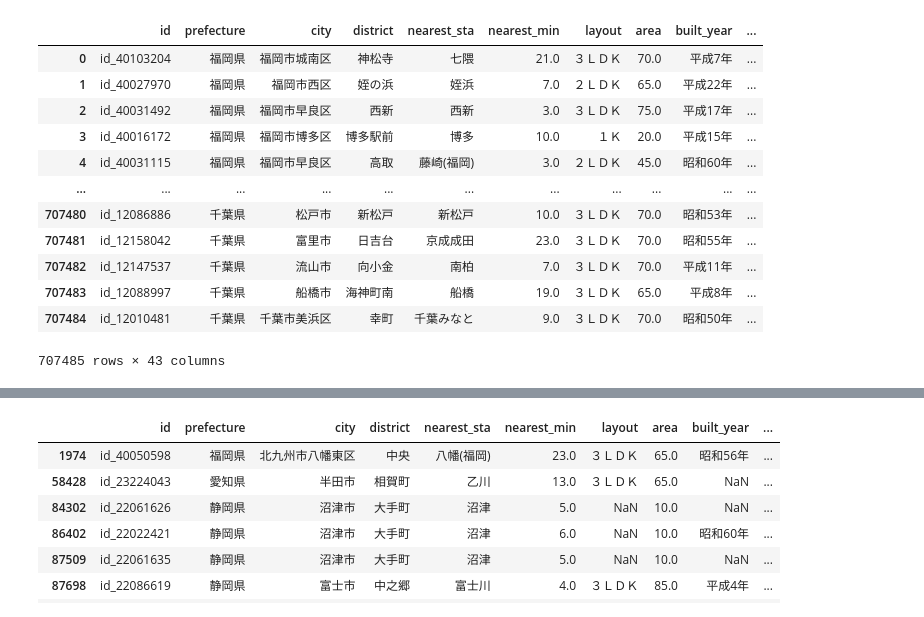
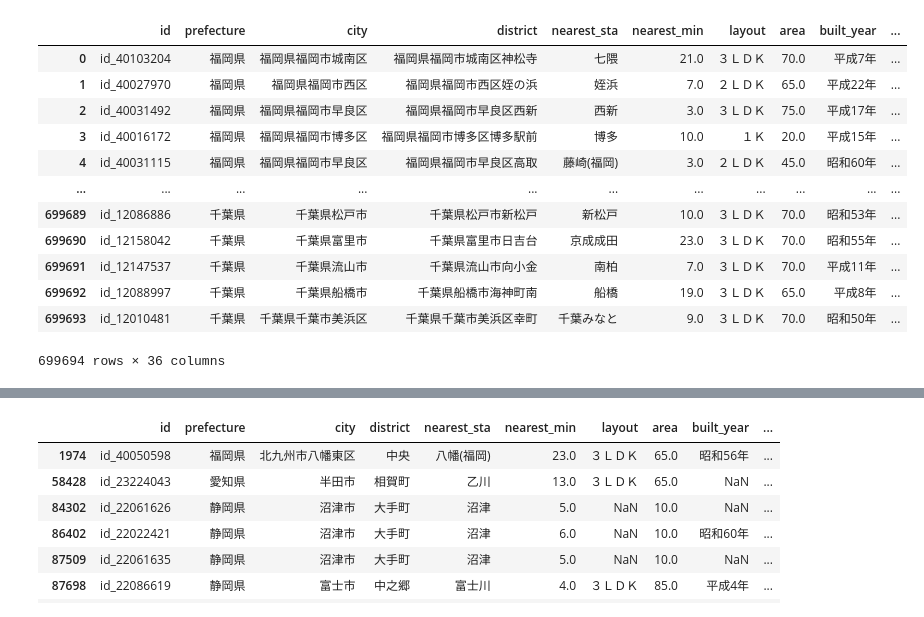
Before and after one commit to habroptilus/ds-monorepo, a Jupyter notebook: projects/house_price/eda.ipynb, the cells around one changed output, grey strips where cells are left out. Saved outputs shown, nothing was run; the diff lists cells and outputs as text; code cells hidden in the pictures.

```diff
--- a/projects/house_price/eda.ipynb
+++ b/projects/house_price/eda.ipynb
@@ -1,20 +1,20 @@
 # %%
 import pandas as pd
 
-train=pd.read_csv("data/train_v3.csv")
-test=pd.read_csv("data/test_v3.csv")
+train=pd.read_csv("data/train_v5.csv")
+test=pd.read_csv("data/test_v5.csv")
 train
 # %% [output]
 |  | id | prefecture | city | district | nearest_sta | nearest_min | layout | area | built_year | ... |
-| 0 | id_40103204 | 福岡県 | 福岡市城南区 | 神松寺 | 七隈 | 21.0 | ３ＬＤＫ | 70.0 | 平成7年 | ... |
-| 1 | id_40027970 | 福岡県 | 福岡市西区 | 姪の浜 | 姪浜 | 7.0 | ２ＬＤＫ | 65.0 | 平成22年 | ... |
-| 2 | id_40031492 | 福岡県 | 福岡市早良区 | 西新 | 西新 | 3.0 | ３ＬＤＫ | 75.0 | 平成17年 | ... |
-| 3 | id_40016172 | 福岡県 | 福岡市博多区 | 博多駅前 | 博多 | 10.0 | １Ｋ | 20.0 | 平成15年 | ... |
-| 4 | id_40031115 | 福岡県 | 福岡市早良区 | 高取 | 藤崎(福岡) | 3.0 | ２ＬＤＫ | 45.0 | 昭和60年 | ... |
+| 0 | id_40103204 | 福岡県 | 福岡県福岡市城南区 | 福岡県福岡市城南区神松寺 | 七隈 | 21.0 | ３ＬＤＫ | 70.0 | 平成7年 | ... |
+| 1 | id_40027970 | 福岡県 | 福岡県福岡市西区 | 福岡県福岡市西区姪の浜 | 姪浜 | 7.0 | ２ＬＤＫ | 65.0 | 平成22年 | ... |
+| 2 | id_40031492 | 福岡県 | 福岡県福岡市早良区 | 福岡県福岡市早良区西新 | 西新 | 3.0 | ３ＬＤＫ | 75.0 | 平成17年 | ... |
+| 3 | id_40016172 | 福岡県 | 福岡県福岡市博多区 | 福岡県福岡市博多区博多駅前 | 博多 | 10.0 | １Ｋ | 20.0 | 平成15年 | ... |
+| 4 | id_40031115 | 福岡県 | 福岡県福岡市早良区 | 福岡県福岡市早良区高取 | 藤崎(福岡) | 3.0 | ２ＬＤＫ | 45.0 | 昭和60年 | ... |
 | ... | ... | ... | ... | ... | ... | ... | ... | ... | ... | ... |
-| 707480 | id_12086886 | 千葉県 | 松戸市 | 新松戸 | 新松戸 | 10.0 | ３ＬＤＫ | 70.0 | 昭和53年 | ... |
-| 707481 | id_12158042 | 千葉県 | 富里市 | 日吉台 | 京成成田 | 23.0 | ３ＬＤＫ | 70.0 | 昭和55年 | ... |
-| 707482 | id_12147537 | 千葉県 | 流山市 | 向小金 | 南柏 | 7.0 | ３ＬＤＫ | 70.0 | 平成11年 | ... |
-| 707483 | id_12088997 | 千葉県 | 船橋市 | 海神町南 | 船橋 | 19.0 | ３ＬＤＫ | 65.0 | 平成8年 | ... |
-| 707484 | id_12010481 | 千葉県 | 千葉市美浜区 | 幸町 | 千葉みなと | 9.0 | ３ＬＤＫ | 70.0 | 昭和50年 | ... |
+| 699689 | id_12086886 | 千葉県 | 千葉県松戸市 | 千葉県松戸市新松戸 | 新松戸 | 10.0 | ３ＬＤＫ | 70.0 | 昭和53年 | ... |
+| 699690 | id_12158042 | 千葉県 | 千葉県富里市 | 千葉県富里市日吉台 | 京成成田 | 23.0 | ３ＬＤＫ | 70.0 | 昭和55年 | ... |
+| 699691 | id_12147537 | 千葉県 | 千葉県流山市 | 千葉県流山市向小金 | 南柏 | 7.0 | ３ＬＤＫ | 70.0 | 平成11年 | ... |
+| 699692 | id_12088997 | 千葉県 | 千葉県船橋市 | 千葉県船橋市海神町南 | 船橋 | 19.0 | ３ＬＤＫ | 65.0 | 平成8年 | ... |
+| 699693 | id_12010481 | 千葉県 | 千葉県千葉市美浜区 | 千葉県千葉市美浜区幸町 | 千葉みなと | 9.0 | ３ＬＤＫ | 70.0 | 昭和50年 | ... |
-707485 rows × 43 columns
+699694 rows × 36 columns
```
Also changed, not shown: parts of 5 cells of this notebook, 10 other files.
